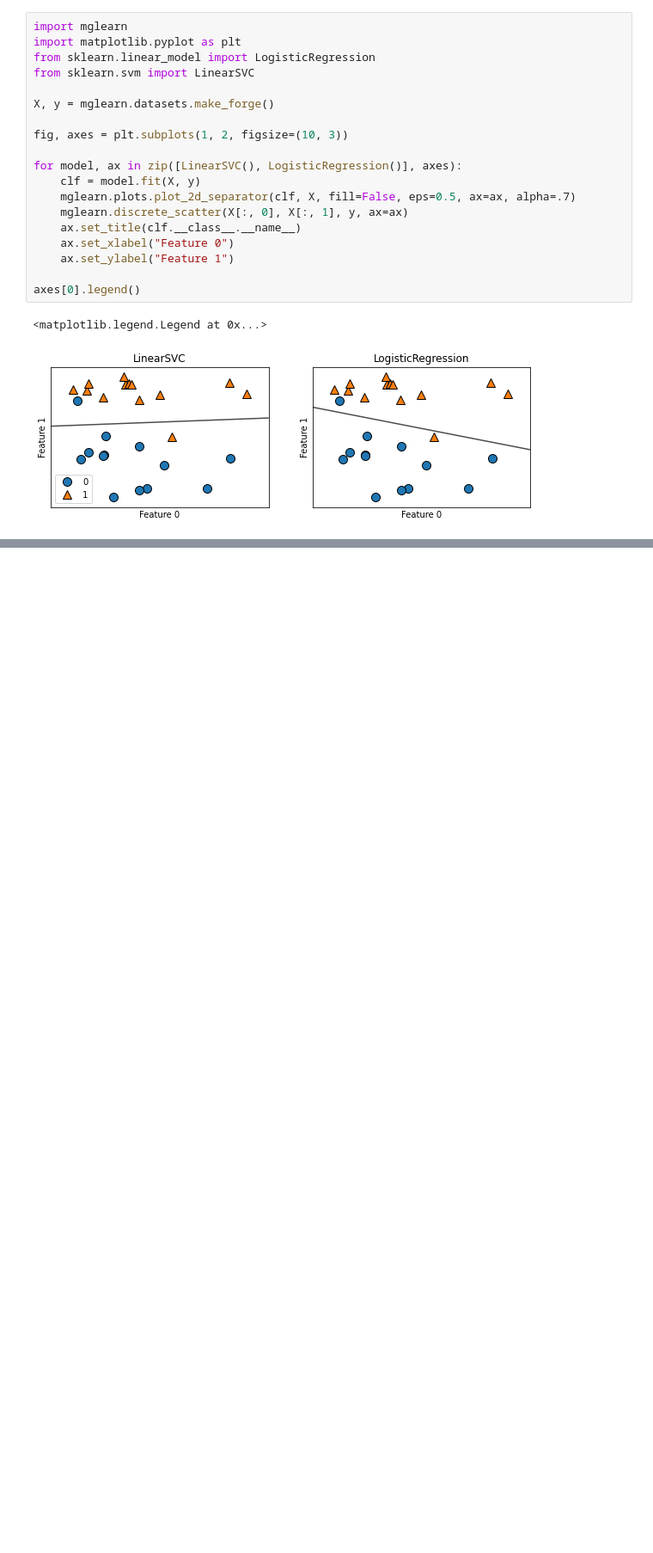
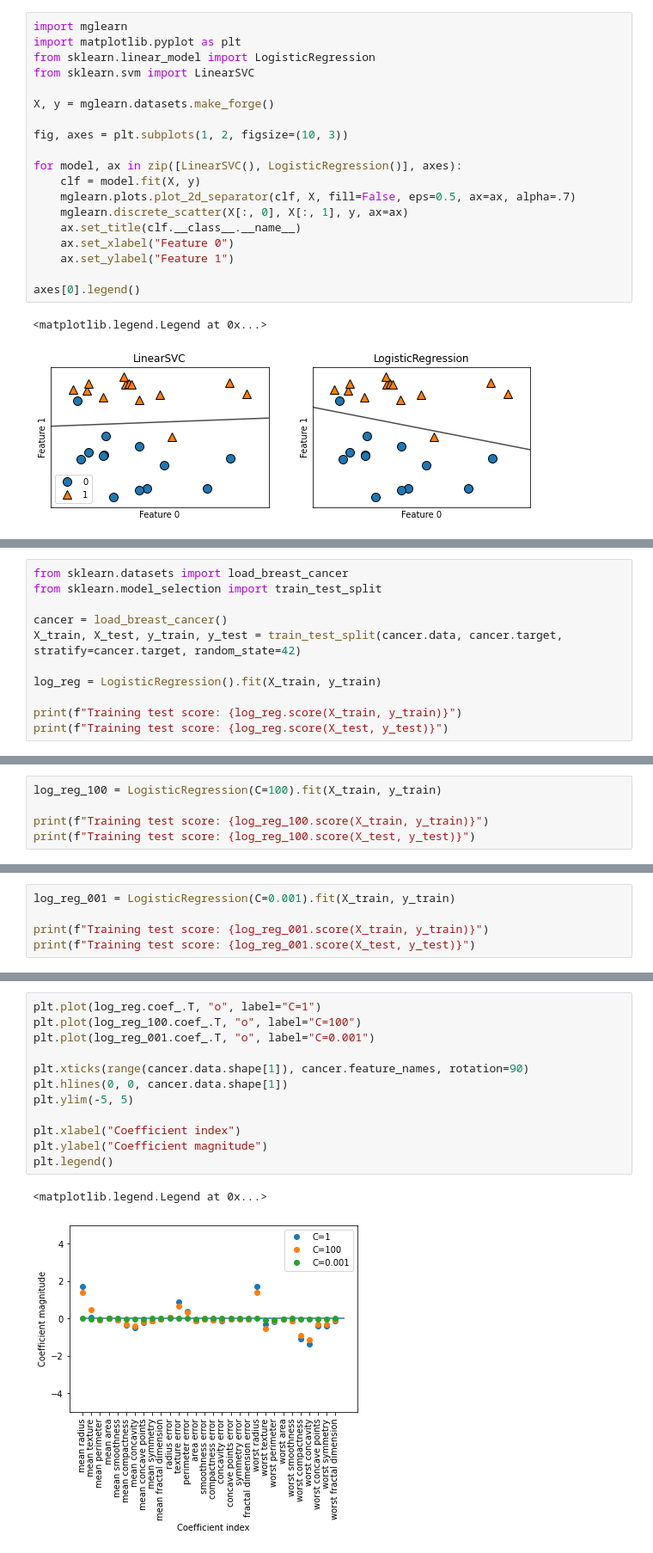
Before and after one commit to kdiri/ml_introduction, a Jupyter notebook: notebooks/supervised_learning/LogisticRegressionClassification.ipynb, the cells around one changed output, grey strips where cells are left out. Shown at 86% size. Drawn from its saved outputs; the diff is of its cells as text; blank space fills up the shorter version.

```diff
--- a/notebooks/supervised_learning/LogisticRegressionClassification.ipynb
+++ b/notebooks/supervised_learning/LogisticRegressionClassification.ipynb
@@ -26,0 +31,11 @@ axes[0].legend()
+# %%
+from sklearn.datasets import load_breast_cancer
+from sklearn.model_selection import train_test_split
+
+cancer = load_breast_cancer()
+X_train, X_test, y_train, y_test = train_test_split(cancer.data, cancer.target, stratify=cancer.target, random_state=42)
+
+log_reg = LogisticRegression().fit(X_train, y_train)
+
+print(f"Training test score: {log_reg.score(X_train, y_train)}")
+print(f"Training test score: {log_reg.score(X_test, y_test)}")
@@ -26,0 +52,5 @@ axes[0].legend()
+# %%
+log_reg_100 = LogisticRegression(C=100).fit(X_train, y_train)
+
+print(f"Training test score: {log_reg_100.score(X_train, y_train)}")
+print(f"Training test score: {log_reg_100.score(X_test, y_test)}")
@@ -26,0 +67,5 @@ axes[0].legend()
+# %%
+log_reg_001 = LogisticRegression(C=0.001).fit(X_train, y_train)
+
+print(f"Training test score: {log_reg_001.score(X_train, y_train)}")
+print(f"Training test score: {log_reg_001.score(X_test, y_test)}")
@@ -26,0 +82,15 @@ axes[0].legend()
+# %%
+plt.plot(log_reg.coef_.T, "o", label="C=1")
+plt.plot(log_reg_100.coef_.T, "o", label="C=100")
+plt.plot(log_reg_001.coef_.T, "o", label="C=0.001")
+
+plt.xticks(range(cancer.data.shape[1]), cancer.feature_names, rotation=90)
+plt.hlines(0, 0, cancer.data.shape[1])
+plt.ylim(-5, 5)
+
+plt.xlabel("Coefficient index")
+plt.ylabel("Coefficient magnitude")
+plt.legend()
+# %% [output]
+<matplotlib.legend.Legend at 0x...>
+[figure, added]
```
Also changed, not shown: parts of 9 cells of this notebook.
